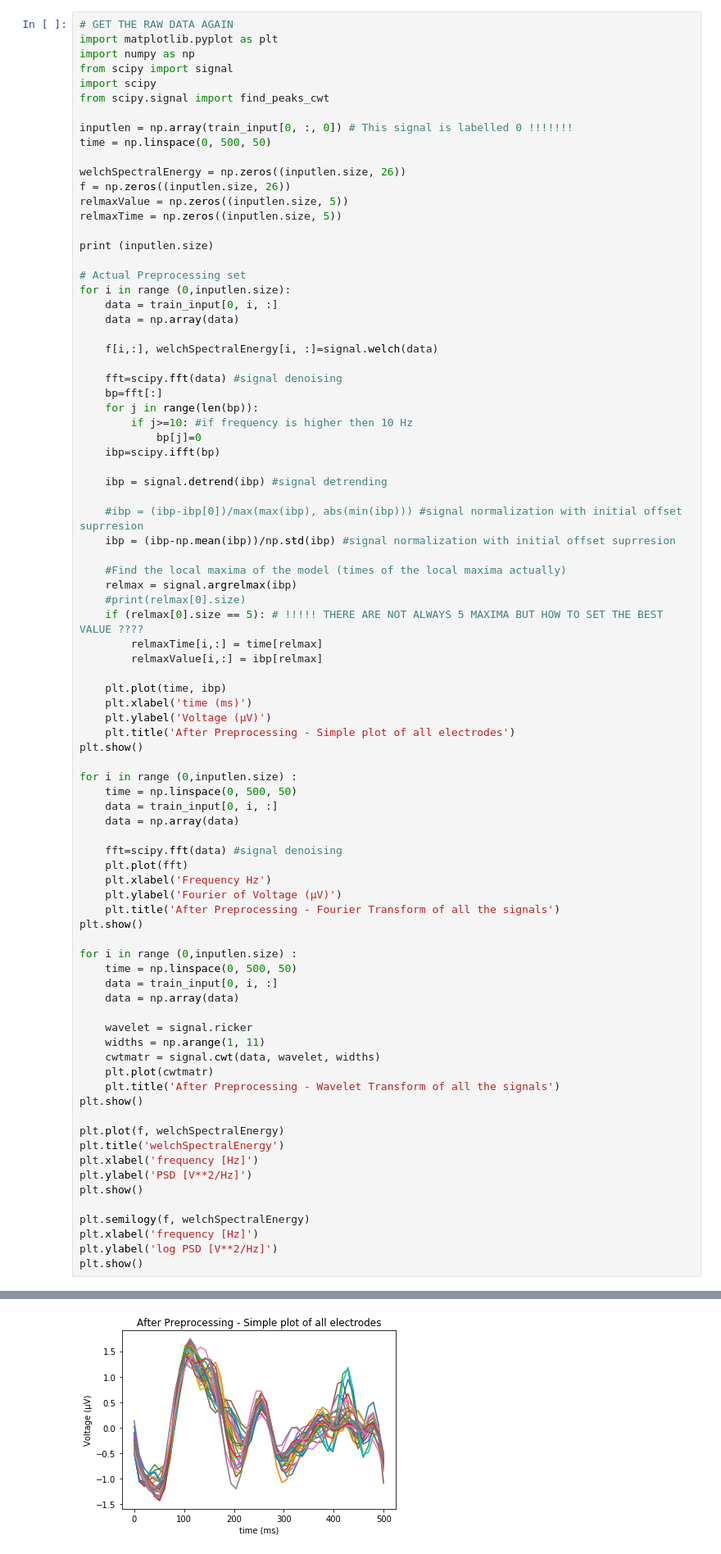
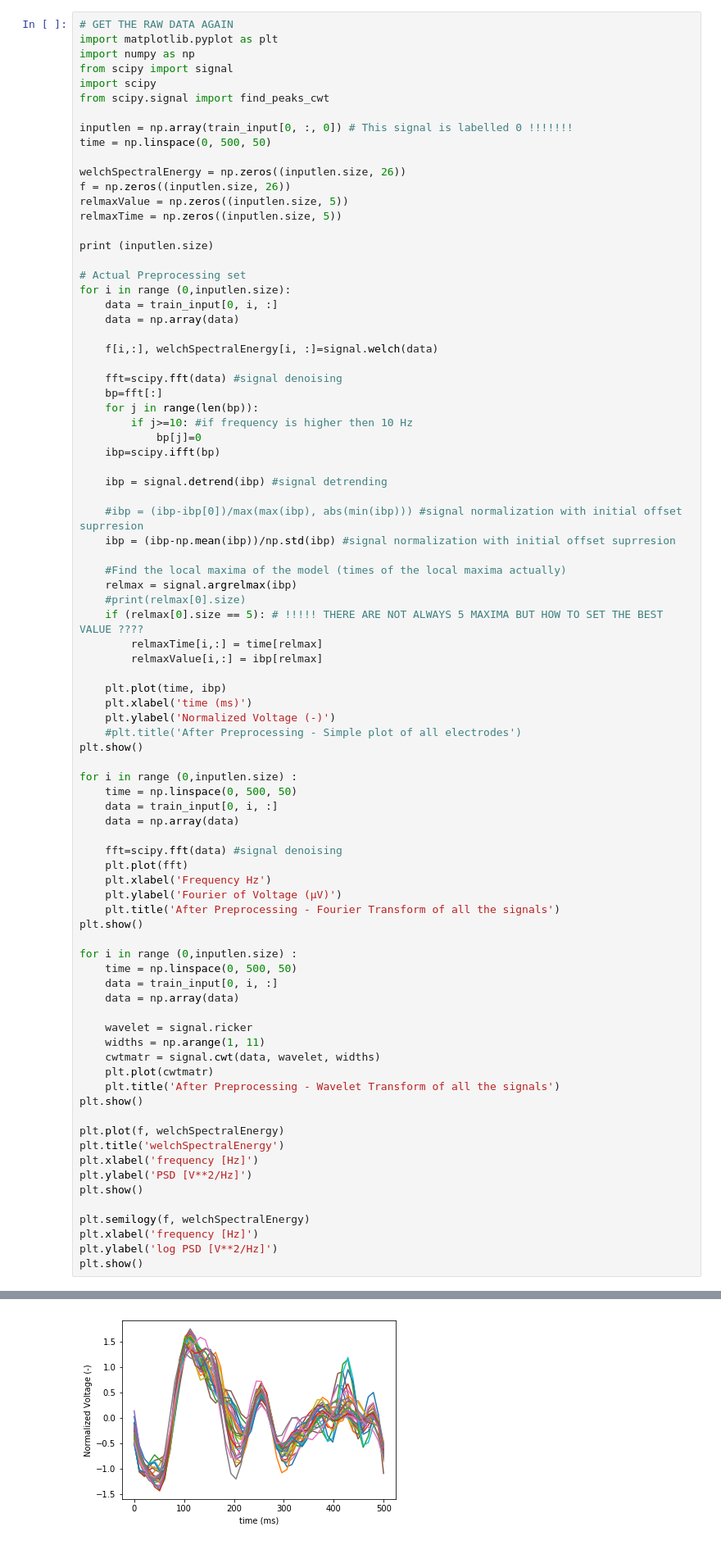
Before and after one commit to HongChen1995/DeepLearning2018, a Jupyter notebook: MiniProject1/test - Basic Regression.ipynb, the cells around one changed output, grey strips where cells are left out. Shown at 82% size. Drawn from its saved outputs; the diff is of its cells as text.

```diff
--- a/MiniProject1/test - Basic Regression.ipynb
+++ b/MiniProject1/test - Basic Regression.ipynb
@@ -321,8 +321,8 @@ for i in range (0,inputlen.size):
 
     plt.plot(time, ibp)
     plt.xlabel('time (ms)')
-    plt.ylabel('Voltage (µV)')
-    plt.title('After Preprocessing - Simple plot of all electrodes')
+    plt.ylabel('Normalized Voltage (-)')
+    #plt.title('After Preprocessing - Simple plot of all electrodes')
 plt.show()
 
 for i in range (0,inputlen.size) :
@@ -334,34 +334,34 @@ for i in range (0,inputlen.size) :
     plt.plot(fft)
     plt.xlabel('Frequency Hz')
     plt.ylabel('Fourier of Voltage (µV)')
     plt.title('After Preprocessing - Fourier Transform of all the signals')
 plt.show()
 
 for i in range (0,inputlen.size) :
     time = np.linspace(0, 500, 50)
     data = train_input[0, i, :]
     data = np.array(data)
 
     wavelet = signal.ricker
     widths = np.arange(1, 11)
     cwtmatr = signal.cwt(data, wavelet, widths)
     plt.plot(cwtmatr)
     plt.title('After Preprocessing - Wavelet Transform of all the signals')
 plt.show()
 
 plt.plot(f, welchSpectralEnergy)
 plt.title('welchSpectralEnergy')
 plt.xlabel('frequency [Hz]')
 plt.ylabel('PSD [V**2/Hz]')
 plt.show()
 
 plt.semilogy(f, welchSpectralEnergy)
 plt.xlabel('frequency [Hz]')
 plt.ylabel('log PSD [V**2/Hz]')
 plt.show()
 # %% [output]
 28
-[figure, old version]
+[figure, new version]
 [figure]
 [figure]
 [figure]
```
Also changed, not shown: parts of 3 cells of this notebook, 4 other files.
